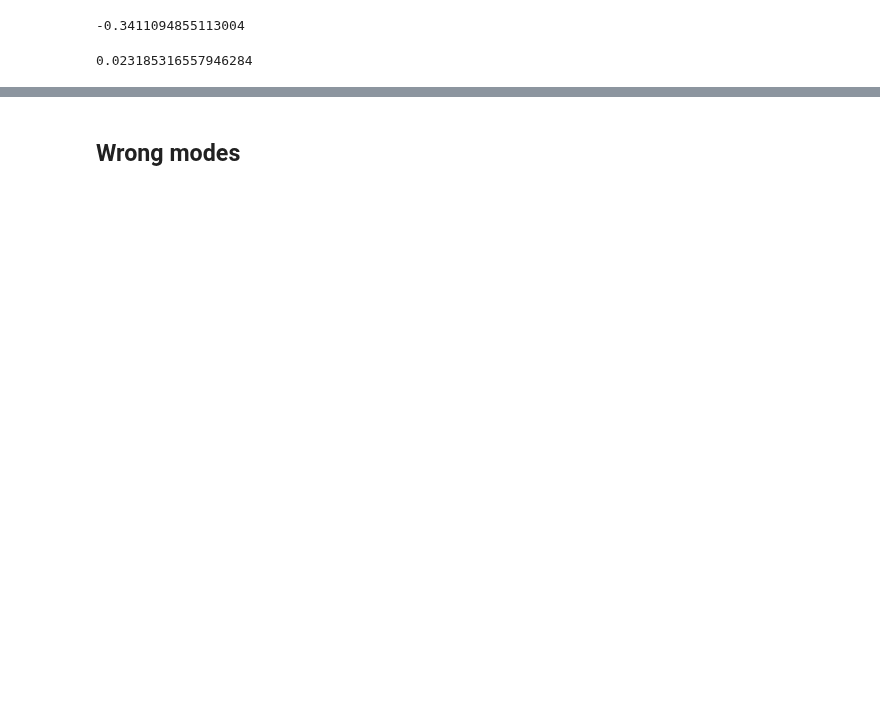
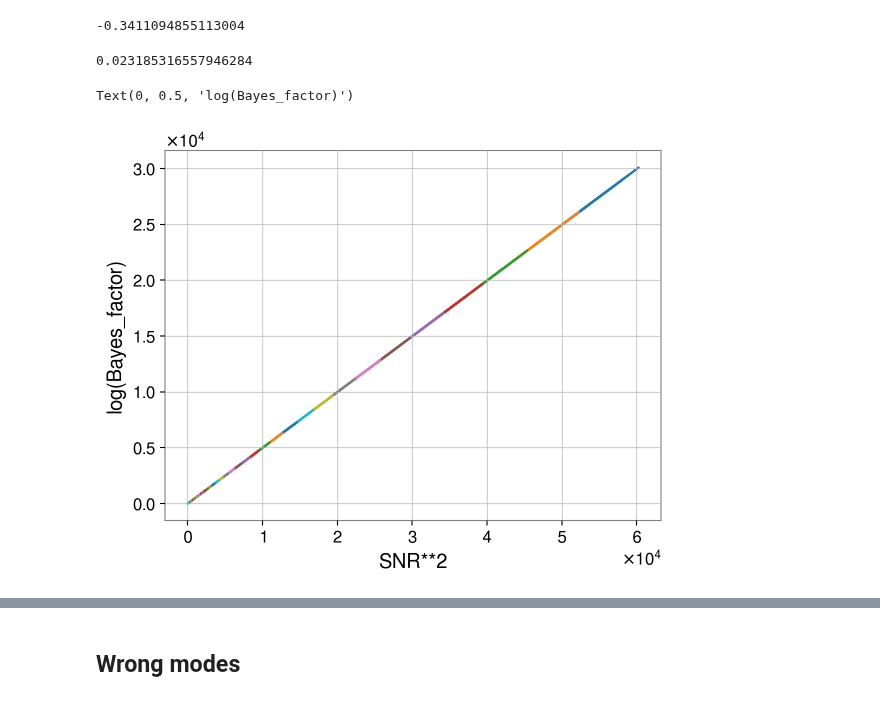
Before and after one commit to Sizheng-Ma/qnm_filter, a Jupyter notebook: code_demo/cluster_results - Bayes.ipynb, the cells around one changed output, grey strips where cells are left out. Drawn from its saved outputs; the diff is of its cells as text; code cells hidden in the pictures; blank space fills up the shorter version.

```diff
--- a/code_demo/cluster_results - Bayes.ipynb
+++ b/code_demo/cluster_results - Bayes.ipynb
@@ -49,3 +49,13 @@ np.median(fits[:,1])
 np.std(fits[:,1])
 # %% [output]
 0.023185316557946284
+# %%
+temp_snr = np.power(10, realisation_snr)
+temp_bayes = np.power(10, realisation_bayes)
+# %%
+pl.plot(np.power(temp_snr,2),temp_bayes)
+pl.xlabel("SNR**2")
+pl.ylabel('log(Bayes_factor)')
+# %% [output]
+Text(0, 0.5, 'log(Bayes_factor)')
+[figure, added]
```
Also changed, not shown: parts of 6 cells of this notebook, 1 other file.
